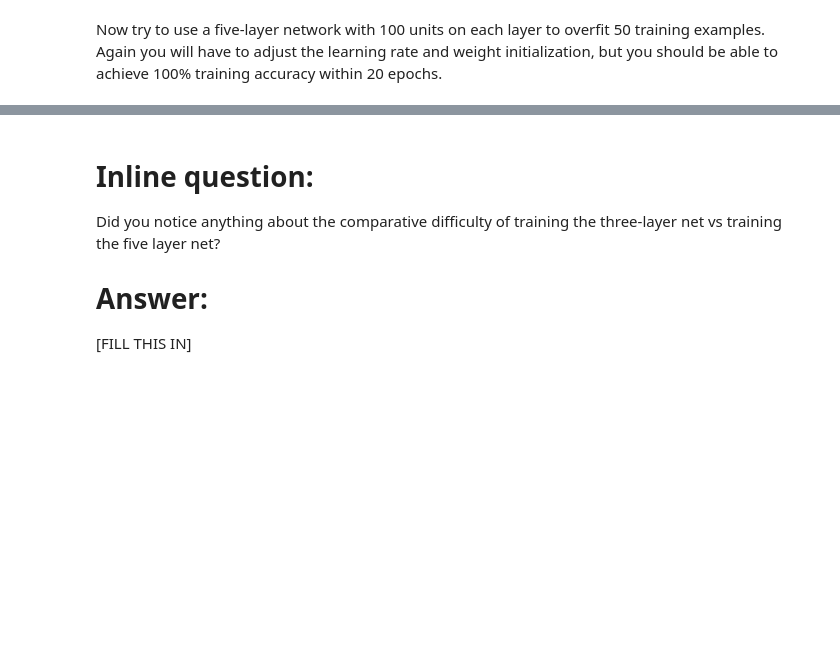
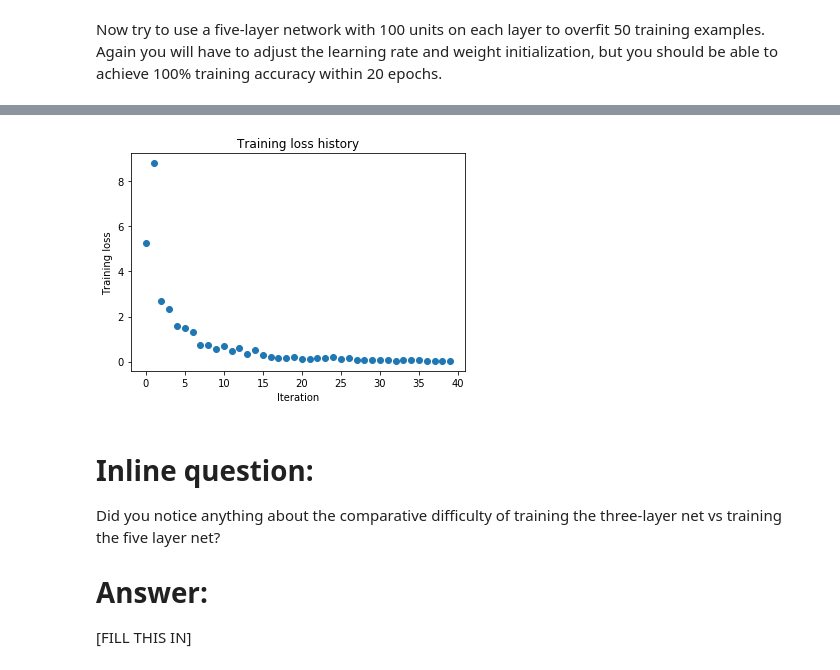
Before and after one commit to mkos/cs231n, a Jupyter notebook: assignment2/FullyConnectedNets.ipynb, the cells around one changed output, grey strips where cells are left out. Cells and saved outputs as stored; diff of their text form; code cells hidden in the pictures; blank space fills up the shorter version.

```diff
--- a/assignment2/FullyConnectedNets.ipynb
+++ b/assignment2/FullyConnectedNets.ipynb
@@ -414,8 +477,8 @@ small_data = {
   'y_val': data['y_val'],
 }
 
-learning_rate = 1e-3
-weight_scale = 1e-5
+learning_rate = 1e-2
+weight_scale = 5e-2
 model = FullyConnectedNet([100, 100, 100, 100],
                 weight_scale=weight_scale, dtype=np.float64)
 solver = Solver(model, small_data,
@@ -432,3 +495,4 @@ plt.title('Training loss history')
 plt.xlabel('Iteration')
 plt.ylabel('Training loss')
 plt.show()
+# %% [output]
@@ -435,3 +516,4 @@ plt.show()
+[figure, added]
 # %% [markdown]
 # Inline question:
 Did you notice anything about the comparative difficulty of training the three-layer net vs training the five layer net?
```
Also changed, not shown: parts of 6 cells of this notebook, 1 other file.
